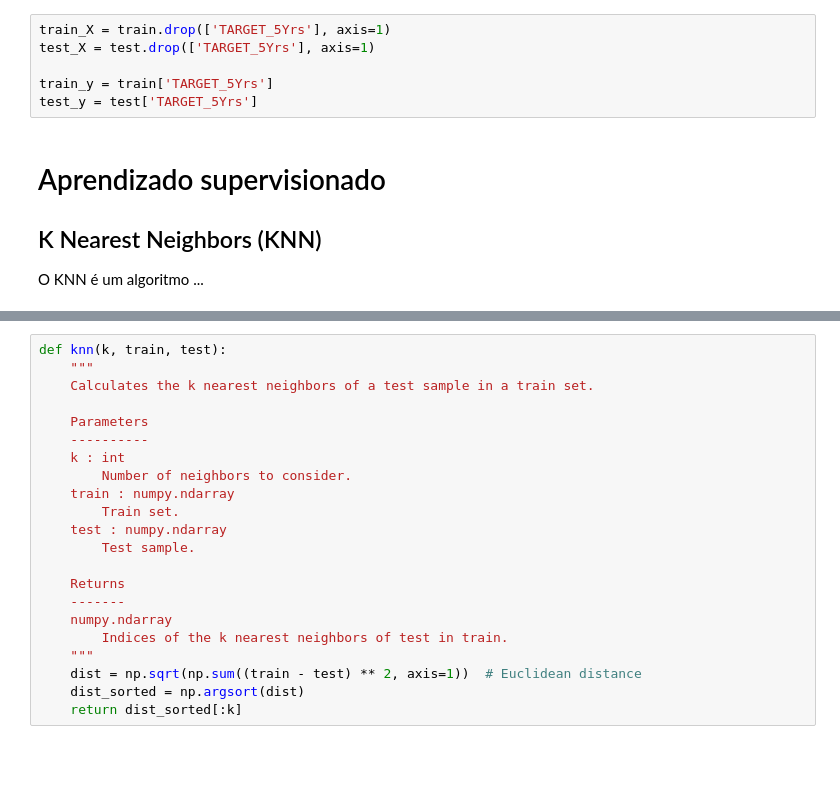
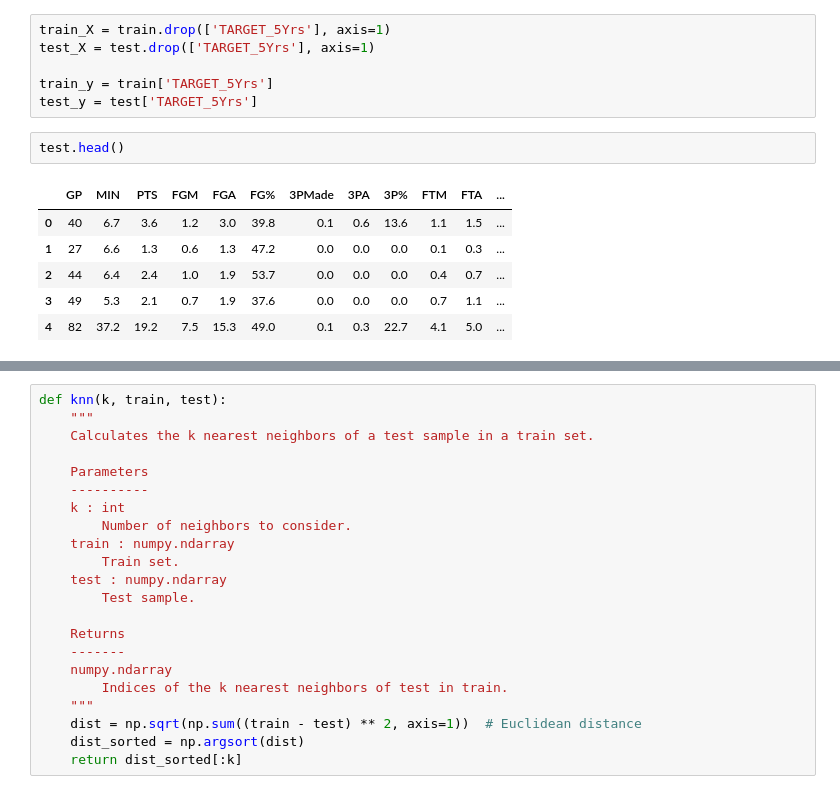
Before and after one commit to paduathiago/ML-supervised-and-unsupervised, a Jupyter notebook: tp2.ipynb, the cells around one changed output, grey strips where cells are left out. Saved outputs shown, nothing was run; the diff lists cells and outputs as text; blank space fills up the shorter version.

```diff
--- a/tp2.ipynb
+++ b/tp2.ipynb
@@ -15,7 +16,12 @@ test_X = test.drop(['TARGET_5Yrs'], axis=1)
 
 train_y = train['TARGET_5Yrs']
 test_y = test['TARGET_5Yrs']
-# %% [markdown]
-# Aprendizado supervisionado
-## K Nearest Neighbors (KNN)
-O KNN é um algoritmo ...
+# %%
+test.head()
+# %% [output]
+|  | GP | MIN | PTS | FGM | FGA | FG% | 3PMade | 3PA | 3P% | FTM | FTA | ... |
+| 0 | 40 | 6.7 | 3.6 | 1.2 | 3.0 | 39.8 | 0.1 | 0.6 | 13.6 | 1.1 | 1.5 | ... |
+| 1 | 27 | 6.6 | 1.3 | 0.6 | 1.3 | 47.2 | 0.0 | 0.0 | 0.0 | 0.1 | 0.3 | ... |
+| 2 | 44 | 6.4 | 2.4 | 1.0 | 1.9 | 53.7 | 0.0 | 0.0 | 0.0 | 0.4 | 0.7 | ... |
+| 3 | 49 | 5.3 | 2.1 | 0.7 | 1.9 | 37.6 | 0.0 | 0.0 | 0.0 | 0.7 | 1.1 | ... |
+| 4 | 82 | 37.2 | 19.2 | 7.5 | 15.3 | 49.0 | 0.1 | 0.3 | 22.7 | 4.1 | 5.0 | ... |
```
Also changed, not shown: parts of 9 cells of this notebook.
